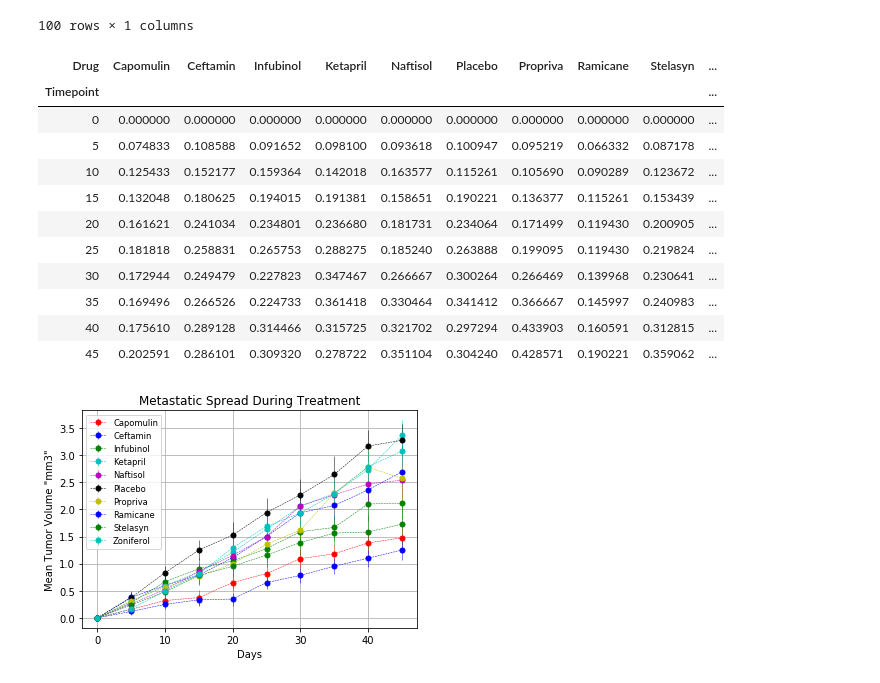
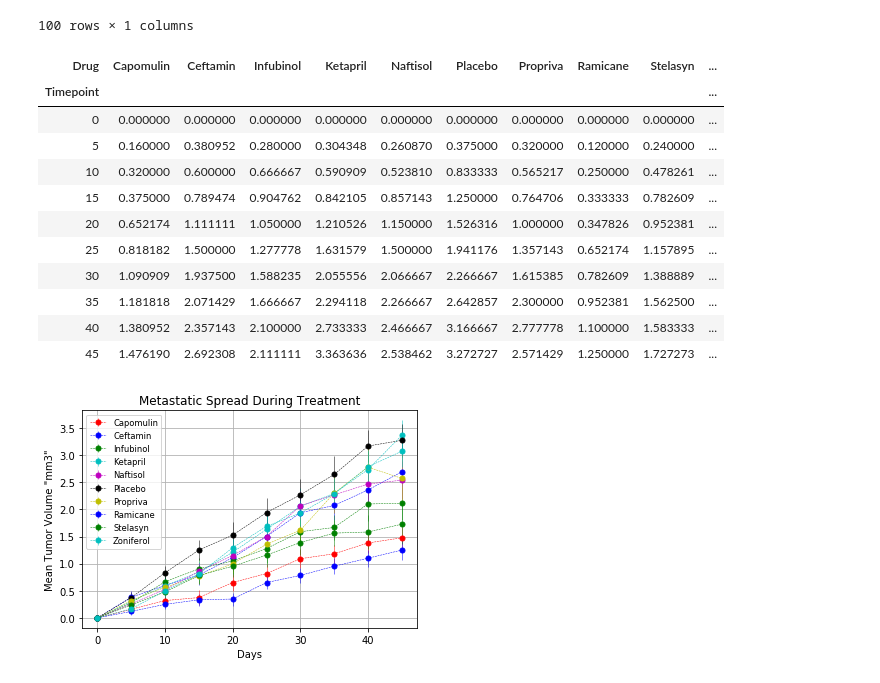
Before and after one commit to Nacho-Man/matplotlib-challenge, a Jupyter notebook: pymaceuticals_starter.ipynb, the cells around one changed output. Saved outputs shown, nothing was run; the diff lists cells and outputs as text; code cells hidden in the pictures.

```diff
--- a/pymaceuticals_starter.ipynb
+++ b/pymaceuticals_starter.ipynb
@@ -235,27 +195,27 @@ meta_sem_df
 # %%
 # Minor Data Munging to Re-Format the Data Frames
 mean_df = meta_group_df.reset_index()
 mean_pivot_df = mean_df.pivot(index='Timepoint', columns='Drug')['Metastatic Sites']
 
 meta_df = meta_sem_df.reset_index()
 meta_pivot_df = meta_df.pivot(index='Timepoint', columns='Drug')['Metastatic Sites']
 
 
 # Preview that Reformatting worked
-meta_pivot_df
+mean_pivot_df
 # %% [output]
 | Drug | Capomulin | Ceftamin | Infubinol | Ketapril | Naftisol | Placebo | Propriva | Ramicane | Stelasyn | ... |
 | Timepoint |  |  |  |  |  |  |  |  |  | ... |
 | 0 | 0.000000 | 0.000000 | 0.000000 | 0.000000 | 0.000000 | 0.000000 | 0.000000 | 0.000000 | 0.000000 | ... |
-| 5 | 0.074833 | 0.108588 | 0.091652 | 0.098100 | 0.093618 | 0.100947 | 0.095219 | 0.066332 | 0.087178 | ... |
-| 10 | 0.125433 | 0.152177 | 0.159364 | 0.142018 | 0.163577 | 0.115261 | 0.105690 | 0.090289 | 0.123672 | ... |
-| 15 | 0.132048 | 0.180625 | 0.194015 | 0.191381 | 0.158651 | 0.190221 | 0.136377 | 0.115261 | 0.153439 | ... |
-| 20 | 0.161621 | 0.241034 | 0.234801 | 0.236680 | 0.181731 | 0.234064 | 0.171499 | 0.119430 | 0.200905 | ... |
-| 25 | 0.181818 | 0.258831 | 0.265753 | 0.288275 | 0.185240 | 0.263888 | 0.199095 | 0.119430 | 0.219824 | ... |
-| 30 | 0.172944 | 0.249479 | 0.227823 | 0.347467 | 0.266667 | 0.300264 | 0.266469 | 0.139968 | 0.230641 | ... |
-| 35 | 0.169496 | 0.266526 | 0.224733 | 0.361418 | 0.330464 | 0.341412 | 0.366667 | 0.145997 | 0.240983 | ... |
-| 40 | 0.175610 | 0.289128 | 0.314466 | 0.315725 | 0.321702 | 0.297294 | 0.433903 | 0.160591 | 0.312815 | ... |
-| 45 | 0.202591 | 0.286101 | 0.309320 | 0.278722 | 0.351104 | 0.304240 | 0.428571 | 0.190221 | 0.359062 | ... |
+| 5 | 0.160000 | 0.380952 | 0.280000 | 0.304348 | 0.260870 | 0.375000 | 0.320000 | 0.120000 | 0.240000 | ... |
+| 10 | 0.320000 | 0.600000 | 0.666667 | 0.590909 | 0.523810 | 0.833333 | 0.565217 | 0.250000 | 0.478261 | ... |
+| 15 | 0.375000 | 0.789474 | 0.904762 | 0.842105 | 0.857143 | 1.250000 | 0.764706 | 0.333333 | 0.782609 | ... |
+| 20 | 0.652174 | 1.111111 | 1.050000 | 1.210526 | 1.150000 | 1.526316 | 1.000000 | 0.347826 | 0.952381 | ... |
+| 25 | 0.818182 | 1.500000 | 1.277778 | 1.631579 | 1.500000 | 1.941176 | 1.357143 | 0.652174 | 1.157895 | ... |
+| 30 | 1.090909 | 1.937500 | 1.588235 | 2.055556 | 2.066667 | 2.266667 | 1.615385 | 0.782609 | 1.388889 | ... |
+| 35 | 1.181818 | 2.071429 | 1.666667 | 2.294118 | 2.266667 | 2.642857 | 2.300000 | 0.952381 | 1.562500 | ... |
+| 40 | 1.380952 | 2.357143 | 2.100000 | 2.733333 | 2.466667 | 3.166667 | 2.777778 | 1.100000 | 1.583333 | ... |
+| 45 | 1.476190 | 2.692308 | 2.111111 | 3.363636 | 2.538462 | 3.272727 | 2.571429 | 1.250000 | 1.727273 | ... |
 # %%
 # Generate the Plot (with Error Bars)
 
```
Also changed, not shown: parts of 11 cells of this notebook.
